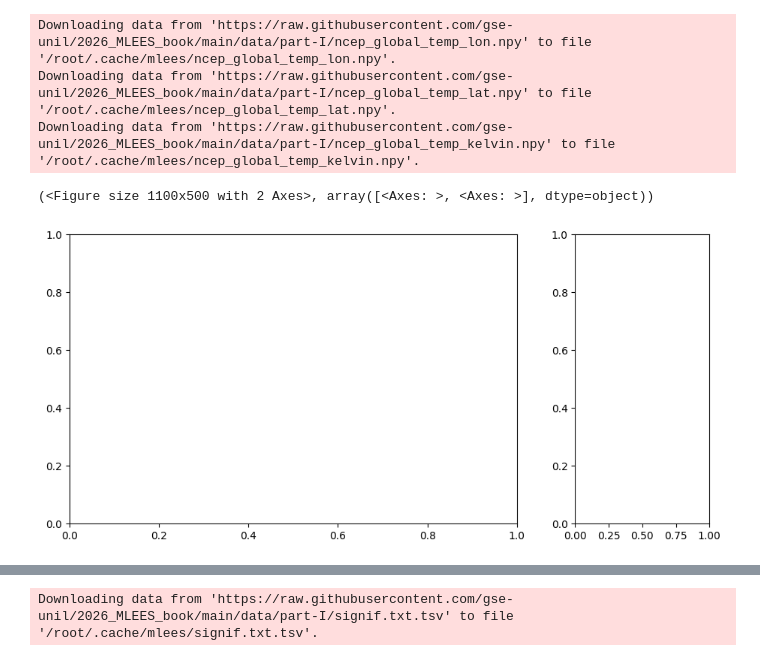
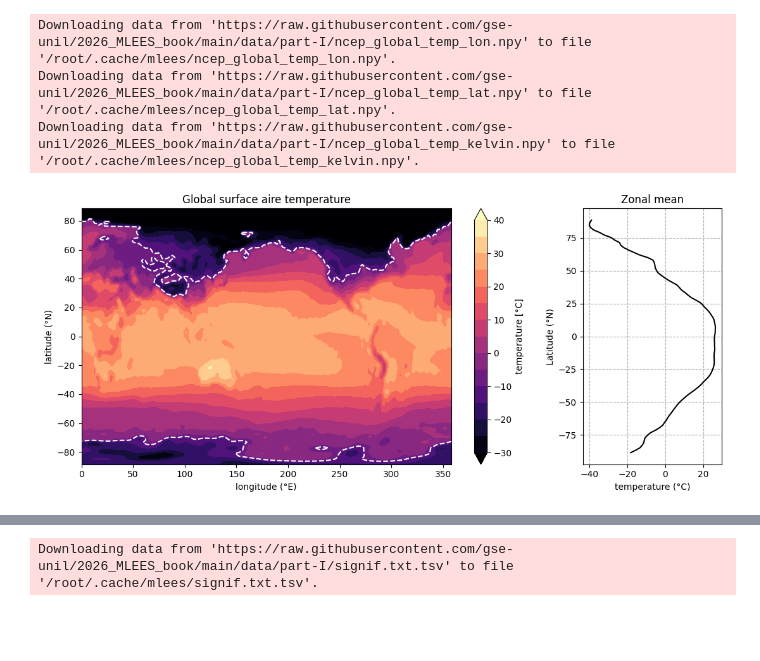
Before and after one commit to Anialuchi/2026_Intro_Python, a Jupyter notebook: 1.4-matplotlib-and-xarray-environmental-exercises.ipynb, the cells around one changed output, grey strips where cells are left out. Drawn from its saved outputs; the diff is of its cells as text; code cells hidden in the pictures; blank space fills up the shorter version.

```diff
--- a/1.4-matplotlib-and-xarray-environmental-exercises.ipynb
+++ b/1.4-matplotlib-and-xarray-environmental-exercises.ipynb
@@ -156,25 +158,48 @@ Downloading data from 'https://raw.githubusercontent.com/gse-unil/2026_MLEES_boo
 Downloading data from 'https://raw.githubusercontent.com/gse-unil/2026_MLEES_book/main/data/part-I/ncep_global_temp_lat.npy' to file '/root/.cache/mlees/ncep_global_temp_lat.npy'.
 Downloading data from 'https://raw.githubusercontent.com/gse-unil/2026_MLEES_book/main/data/part-I/ncep_global_temp_kelvin.npy' to file '/root/.cache/mlees/ncep_global_temp_kelvin.npy'.
 # %%
+from matplotlib import axes
 # Hint: np.load each file, then subtract 273.15 to go from kelvin to degrees celsius
+## loading the variables
 long = np.load(path_lon)
 lat = np.load(path_lat)
 temp_kelvin = np.load(path_temp)
-temp_celsius = temp_kelvin - 273.15
+
+temp_celsius = temp_kelvin - 273.15 ## Changing the kelvin in celsius
+long_2d, lat_2d = np.meshgrid(long, lat) #matrice 2d
+mean_temp_celsius = np.mean(temp_celsius, axis=1) #calcul des moyennes sur axe 1
+levels = np.linspace(-30, 40, 15)
 
 # Hint: create the 2 plots frames -- width_ratios is what makes the left panel wider than the right one
-plt.subplots(1, 2, figsize=(11, 5), gridspec_kw={"width_ratios": [5, 1.5]})
-#
-# Hint: the left panel is contourf with cmap="magma", levels=np.linspace(-30, 40, 15) and
-#       extend="both", with contour at levels=[-10] and colors="w" on top; matplotlib dashes a
+fig, axes = plt.subplots(1, 2, figsize=(11, 5), gridspec_kw={"width_ratios": [5, 1.5]})
+map_temp = axes[0].contourf(long_2d, lat_2d, temp_celsius, levels=levels, cmap="magma", extend="both")
+prof_zonal = axes[1].plot(mean_temp_celsius,lat, color="black")
+#crée le plot en color
+fig.colorbar(map_temp,ax=axes[0], label="temperature [°C]")
+
+axes[0].set_xlabel("longitude (°E)")
+axes[0].set_ylabel("latitude (°N)")
+axes[0].set_title("Global surface aire temperature")
+axes[0].contour(long_2d, lat_2d, temp_celsius, levels=[-10], colors="w")
+
+axes[1].set_xlabel("temperature (°C)")
+axes[1].set_ylabel("Latitude (°N)")
+axes[1].set_title("Zonal mean")
+axes[1].grid(linestyle="--")
+
+plt.tight_layout()
+plt.show()
+
+# Hint: the left panel is contourf with
+#="magma", levels=np.linspace(-30, 40, 15) and
+#extend="both", with contour at levels=[-10] and colors="w" #on top; matplotlib dashes a
 #       contour at a negative level on its own, which is where the dashed white line comes from
 
 # Hint: the right panel is the mean along longitude, np.nanmean(temp_celsius, axis=1), plotted
 #       against latitude -- so the temperature goes on the x-axis
 # Hint: label both panels and the colorbar, and finish with plt.tight_layout()
 # %% [output]
-(<Figure size 1100x500 with 2 Axes>, array([<Axes: >, <Axes: >], dtype=object))
-[figure, old version]
+[figure, new version]
 # %% [markdown]
 ## Exercise 3: Historic significant earthquakes
 
```
Also changed, not shown: parts of 1 cell of this notebook.
